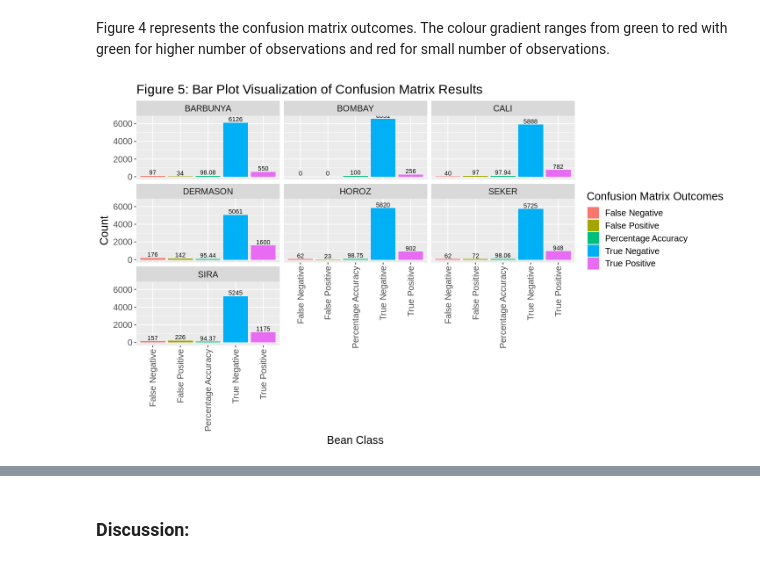
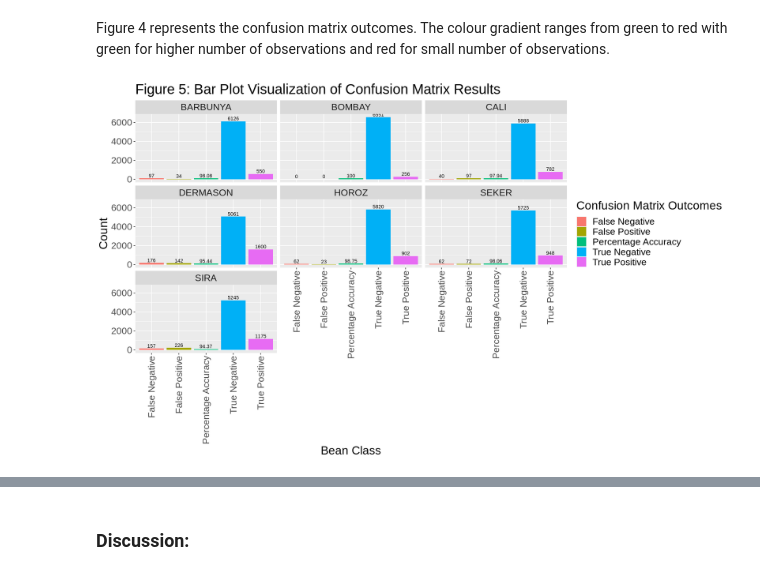
Before and after one commit to pranjali-22/DSCI100, a Jupyter notebook: Final Project.ipynb, the cells around one changed output, grey strips where cells are left out. Drawn from its saved outputs; the diff is of its cells as text; code cells hidden in the pictures.

```diff
--- a/Final Project.ipynb
+++ b/Final Project.ipynb
@@ -565,29 +588,29 @@ Figure 4 represents the confusion matrix outcomes. The colour gradient ranges fr
 # %%
 # Bar graph showing true positive, true negative, false positive, false negative and accuracies for each
 # class based on the confusion matrix
 confusion_values = c(948,5725,72,62,round((((948+5725)/(946+5725+72+62))*100),2),
                      550, 6126,34,97,  round((((550+6126)/(550+6126+34+97))*100),2),
                      256, 6551,0,0, round((((256+6551)/(256+6551+0+0))*100), 2),
                      782, 5888, 97,40,round((((782+5888)/(785+5888+97+40))*100),2),
                      902,5820, 23, 62,  round((((902+5820)/(902+5820+23+62))*100),2),
                      1175, 5245, 226,157,  round((((1175+5245)/(1175+5245+226+157))*100),2),
                      1600, 5061,142, 176, round((((1600+5061)/(1600+5061+142+176))*100),2))
 
 class_name <- c(rep("SEKER",5), rep("BARBUNYA",5), rep("BOMBAY",5),rep("CALI",5),rep("HOROZ",5),rep("SIRA",5),rep( "DERMASON",5))
 conf_outcomes <- c(rep(c("True Positive", "True Negative", "False Positive", "False Negative", "Percentage Accuracy"), 7))
 
 conf_tibble <- tibble(class_name, conf_outcomes, confusion_values)
 
 bean_bar <- ggplot(conf_tibble, aes(x = conf_outcomes, y = confusion_values, fill= conf_outcomes)) +
   geom_bar(stat = "identity", positio = position_dodge()) +
   labs(x="Bean Class", y = "Count", fill = "Confusion Matrix Outcomes") +
   ggtitle("Figure 5: Bar Plot Visualization of Confusion Matrix Results") +
   facet_wrap(~class_name)+
   geom_text(aes(label = confusion_values), position = position_dodge(width = 0.2), vjust = -0.25, size=3)+
   theme(axis.text.x = element_text(angle = 90, vjust = 0.5, hjust=1))+
-  theme(text = element_text(size=15))
+  theme(text = element_text(size=20))
 
 
 bean_bar
 # %% [output]
-[figure, old version]
+[figure, new version]
```
Also changed, not shown: parts of 8 cells of this notebook.
